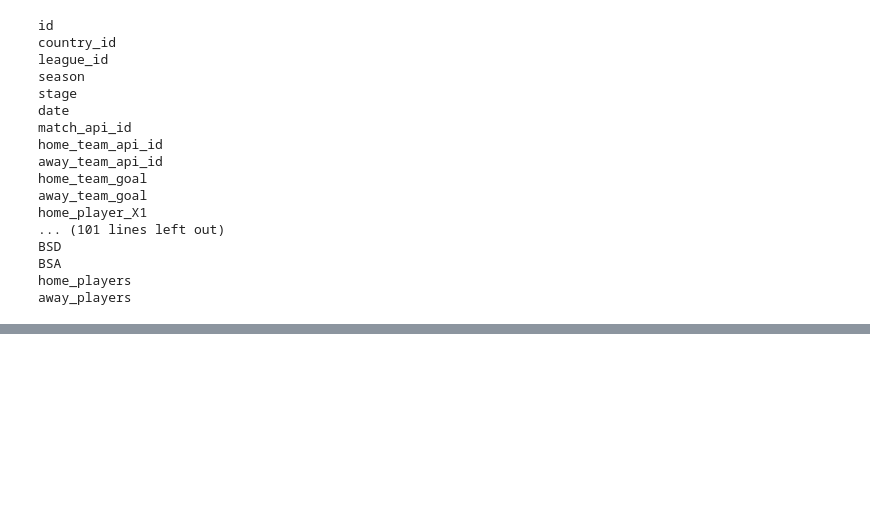
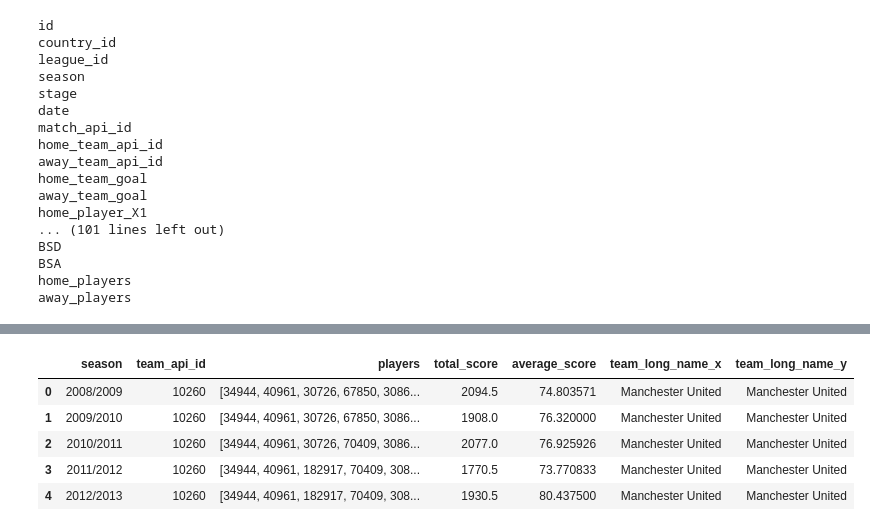
Before and after one commit to aalshabaan/com_480_football, a Jupyter notebook: team_statistics.ipynb, the cells around one changed output, grey strips where cells are left out. Saved outputs shown, nothing was run; the diff lists cells and outputs as text; code cells hidden in the pictures; blank space fills up the shorter version.

```diff
--- a/team_statistics.ipynb
+++ b/team_statistics.ipynb
@@ -5,14 +5,15 @@ import numpy as np
 # %%
 # Loading Data
 db = sqlite3.connect('../data/database.sqlite')
-country = pd.read_sql_query('SELECT * FROM Country', db)
-league = pd.read_sql_query('SELECT * FROM League', db)
+#country = pd.read_sql_query('SELECT * FROM Country', db)
+#league = pd.read_sql_query('SELECT * FROM League', db)
 match = pd.read_sql_query('SELECT * FROM Match', db)
 player = pd.read_sql_query('SELECT * FROM Player', db)
 player_attributes = pd.read_sql_query('SELECT * FROM Player_Attributes', db)
+player_attributes['date'] = pd.to_datetime(player_attributes.date)
 team = pd.read_sql_query('SELECT * FROM Team', db)
-team_attributes = pd.read_sql_query('SELECT * FROM Team_Attributes', db)
-league_season_winners= pd.read_sql_query("""
+#team_attributes = pd.read_sql_query('SELECT * FROM Team_Attributes', db)
+'''league_season_winners= pd.read_sql_query("""
 select league_id, season,team_api_id, team_long_name, max(wins) as wins
 from
 	(SELECT league_id, season,team_api_id, team_long_name, count(*) as wins
@@ -21,7 +22,7 @@ from
 	GROUP By league_id, season,team_api_id, team_long_name)
 where wins>10
 GROUP by league_id, season;
- """, db)
+ """, db)'''
 db.close()
 # %%
 league_season_winners.head(18)
@@ -148,0 +141,4 @@ players_per_team_df.to_csv('players_per_team.csv')
+# %%
+players_per_team_df = pd.read_csv('players_per_team.csv', index_col='idx')
+players_per_team_df['players'] = players_per_team_df.players.apply(eval)
+players_per_team_df.sample(5)
@@ -148,0 +174,10 @@ players_per_team_df.to_csv('players_per_team.csv')
+# %%
+players_per_team_df = players_per_team_df.merge(team[['team_api_id', 'team_long_name']], left_on='team_api_id', right_on='team_api_id')
+players_per_team_df.head()
+# %% [output]
+|  | season | team_api_id | players | total_score | average_score | team_long_name_x | team_long_name_y |
+| 0 | 2008/2009 | 10260 | [34944, 40961, 30726, 67850, 3086... | 2094.5 | 74.803571 | Manchester United | Manchester United |
+| 1 | 2009/2010 | 10260 | [34944, 40961, 30726, 67850, 3086... | 1908.0 | 76.320000 | Manchester United | Manchester United |
+| 2 | 2010/2011 | 10260 | [34944, 40961, 30726, 70409, 3086... | 2077.0 | 76.925926 | Manchester United | Manchester United |
+| 3 | 2011/2012 | 10260 | [34944, 40961, 182917, 70409, 308... | 1770.5 | 73.770833 | Manchester United | Manchester United |
+| 4 | 2012/2013 | 10260 | [34944, 40961, 182917, 70409, 308... | 1930.5 | 80.437500 | Manchester United | Manchester United |
```
Also changed, not shown: parts of 13 cells of this notebook, 2 other files.
